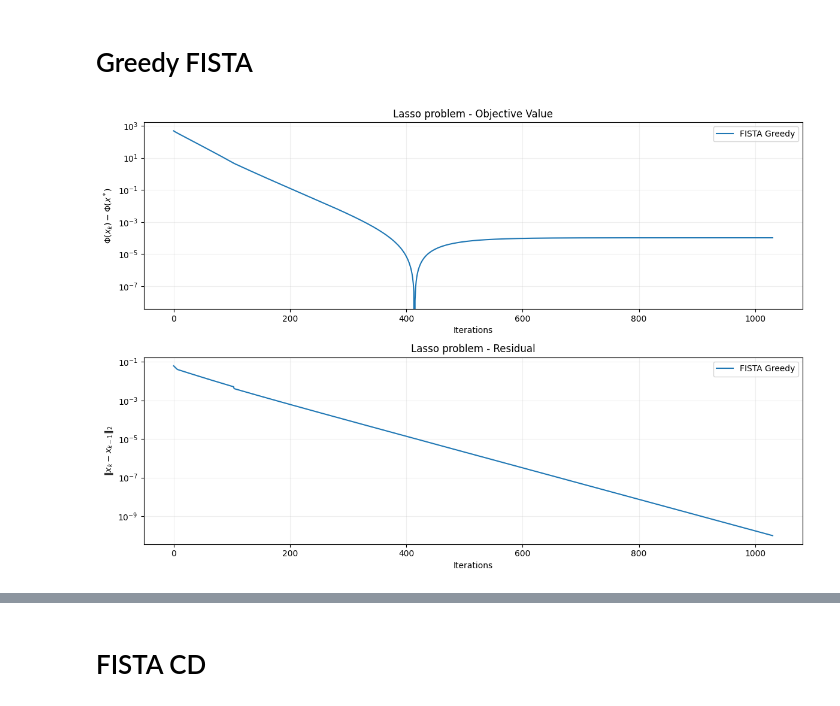
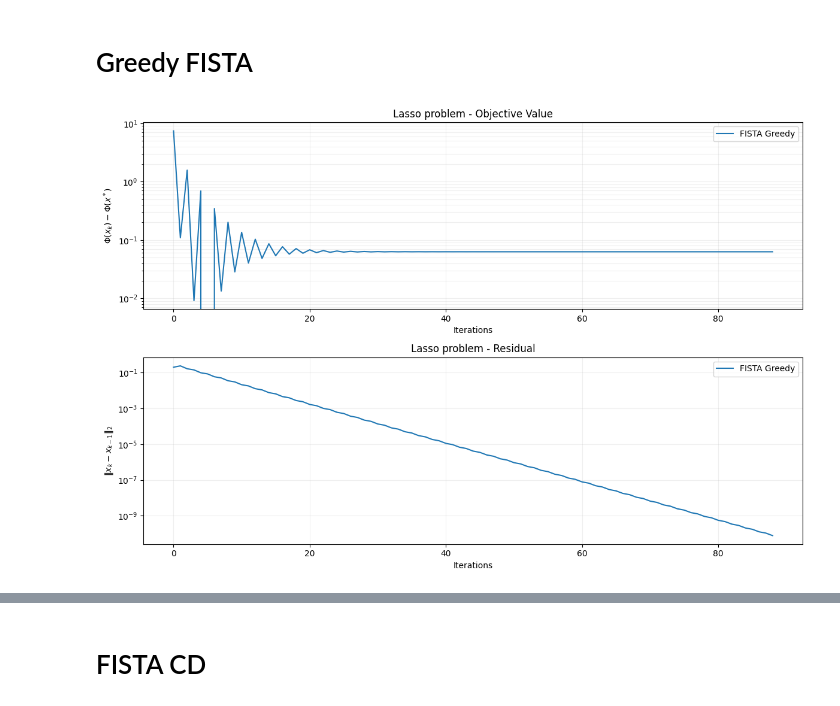
Before and after one commit to DIlyess/FISTA_Variants, a Jupyter notebook: notebooks/lasso.ipynb, the cells around one changed output, grey strips where cells are left out. Drawn from its saved outputs; the diff is of its cells as text; code cells hidden in the pictures.

```diff
--- a/notebooks/lasso.ipynb
+++ b/notebooks/lasso.ipynb
@@ -75,7 +73,16 @@ fista_greedy = GreedyFISTA(params)
+# %%
+params_greedy = OptimizationParams(
+    dim=dim,
+    mu=mu,
+    gamma=0.002,
+    x0=x0,
+    verbose=False,
+)
+fista_greedy = GreedyFISTA(params_greedy, S=1, xi=0.96)
 # %%
-x, history = fista_greedy.optimize(*lasso)
+x_greedy, history_greedy = fista_greedy.optimize(*lasso)
 # %%
-vis.plot_convergence([history], labels=["FISTA Greedy"], title="Lasso problem")
+vis.plot_convergence([history_greedy], labels=["FISTA Greedy"], title="Lasso problem")
 # %% [output]
-[figure, old version]
+[figure, new version]
 # %% [markdown]
```
Also changed, not shown: parts of 20 cells of this notebook.
